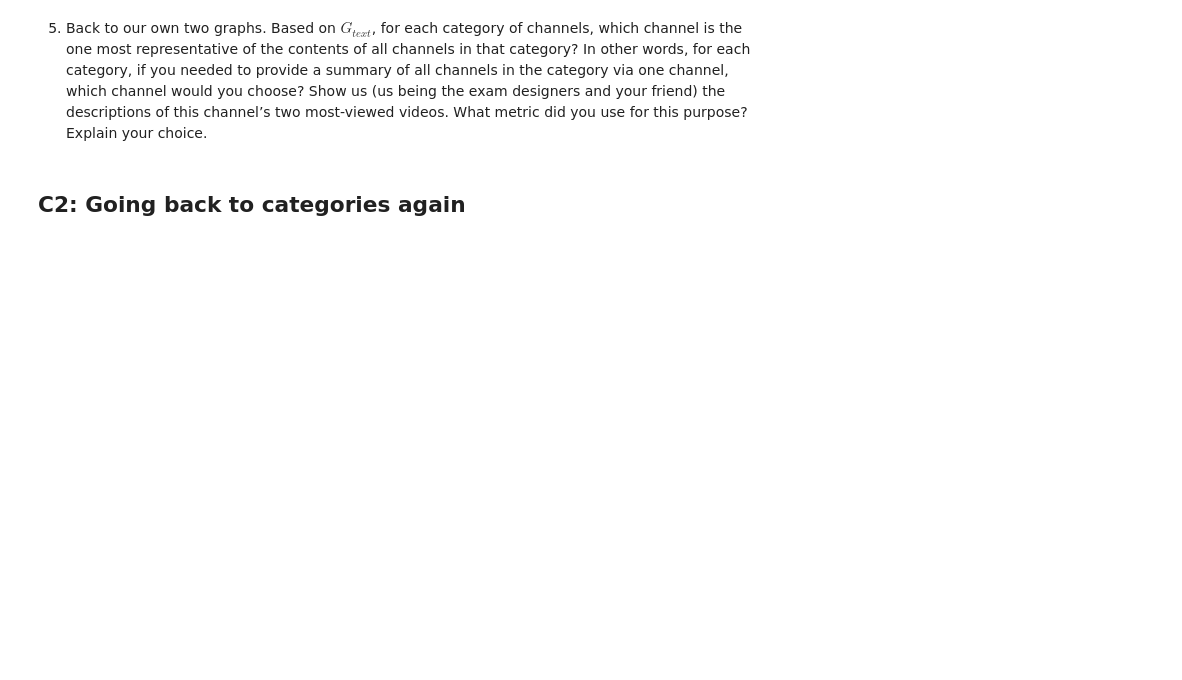
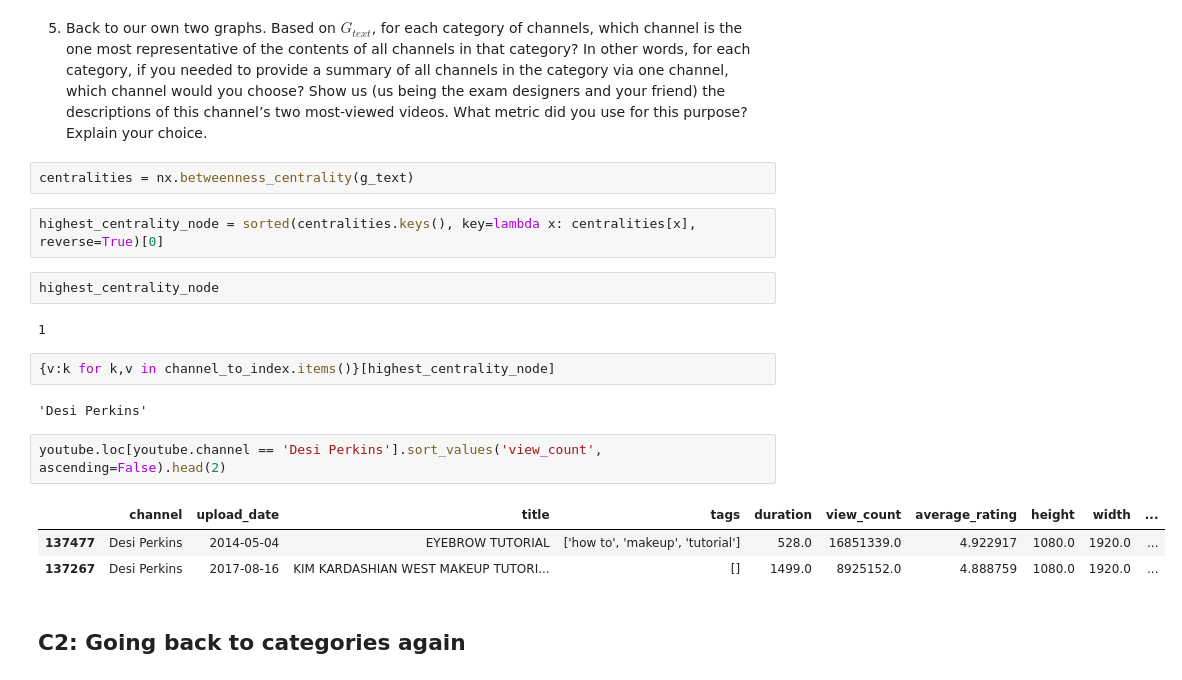
Before and after one commit to roduit/2023, a Jupyter notebook: Old_exams/final_exam_2019/exam.ipynb, the cells around one changed output. Cells and saved outputs as stored; diff of their text form; blank space fills up the shorter version.

```diff
--- a/Old_exams/final_exam_2019/exam.ipynb
+++ b/Old_exams/final_exam_2019/exam.ipynb
@@ -501,5 +525,23 @@ g_tags = from_numpy_array(g_tags_adj)
 # %% [markdown]
 5. Back to our own two graphs. Based on $G_{text}$, for each category of channels, which channel is the one most representative of the contents of all channels in that category? In other words, for each category, if you needed to provide a summary of all channels in the category via one channel, which channel would you choose? Show us (us being the exam designers and your friend) the descriptions of this channel’s two most-viewed videos. What metric did you use for this purpose? Explain your choice.
+# %%
+centralities = nx.betweenness_centrality(g_text)
+# %%
+highest_centrality_node = sorted(centralities.keys(), key=lambda x: centralities[x], reverse=True)[0]
+# %%
+highest_centrality_node
+# %% [output]
+1
+# %%
+{v:k for k,v in channel_to_index.items()}[highest_centrality_node]
+# %% [output]
+'Desi Perkins'
+# %%
+youtube.loc[youtube.channel == 'Desi Perkins'].sort_values('view_count', ascending=False).head(2)
+# %% [output]
+|  | channel | upload_date | title | tags | duration | view_count | average_rating | height | width | ... |
+| 137477 | Desi Perkins | 2014-05-04 | EYEBROW TUTORIAL | ['how to', 'makeup', 'tutorial'] | 528.0 | 16851339.0 | 4.922917 | 1080.0 | 1920.0 | ... |
+| 137267 | Desi Perkins | 2017-08-16 | KIM KARDASHIAN WEST MAKEUP TUTORI... | [] | 1499.0 | 8925152.0 | 4.888759 | 1080.0 | 1920.0 | ... |
 # %% [markdown]
 ## C2: Going back to categories again
 # %% [markdown]
```
Also changed, not shown: parts of 12 cells of this notebook.
